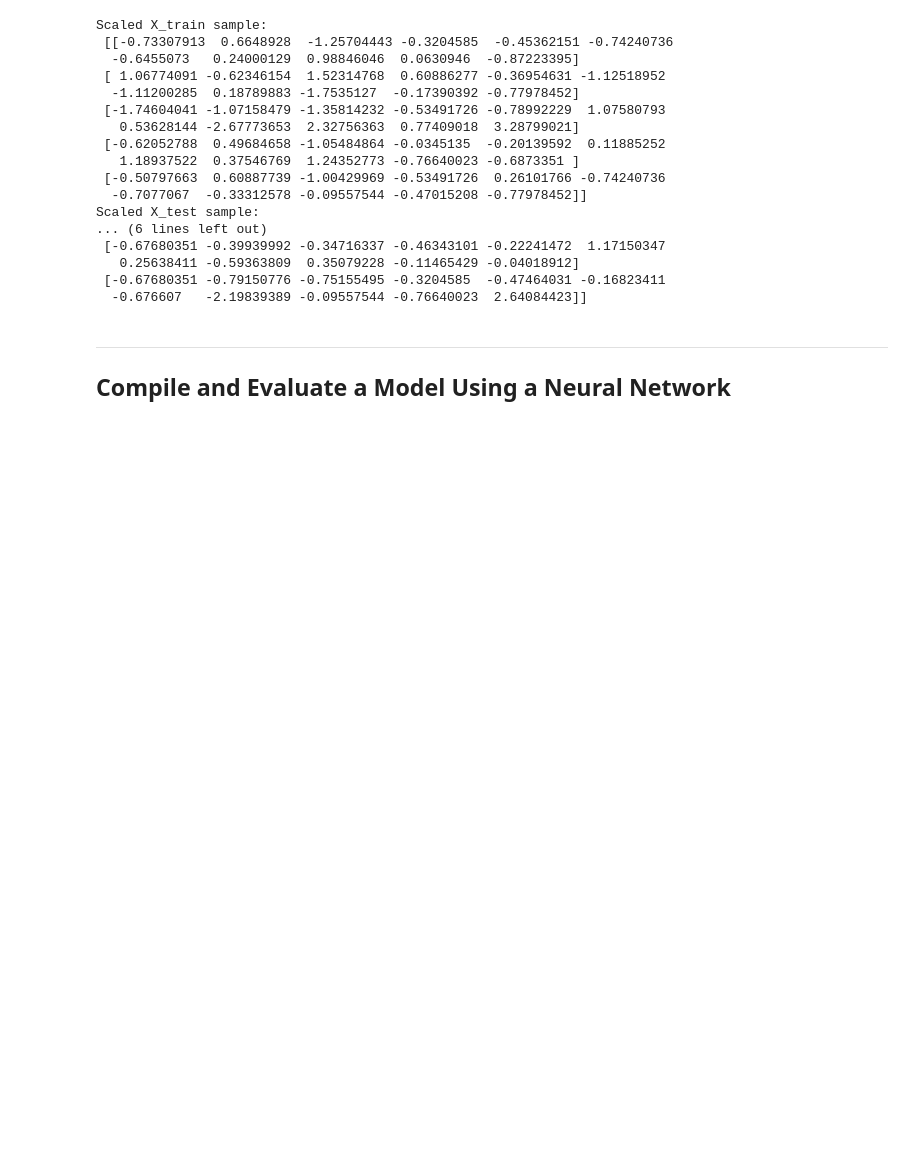
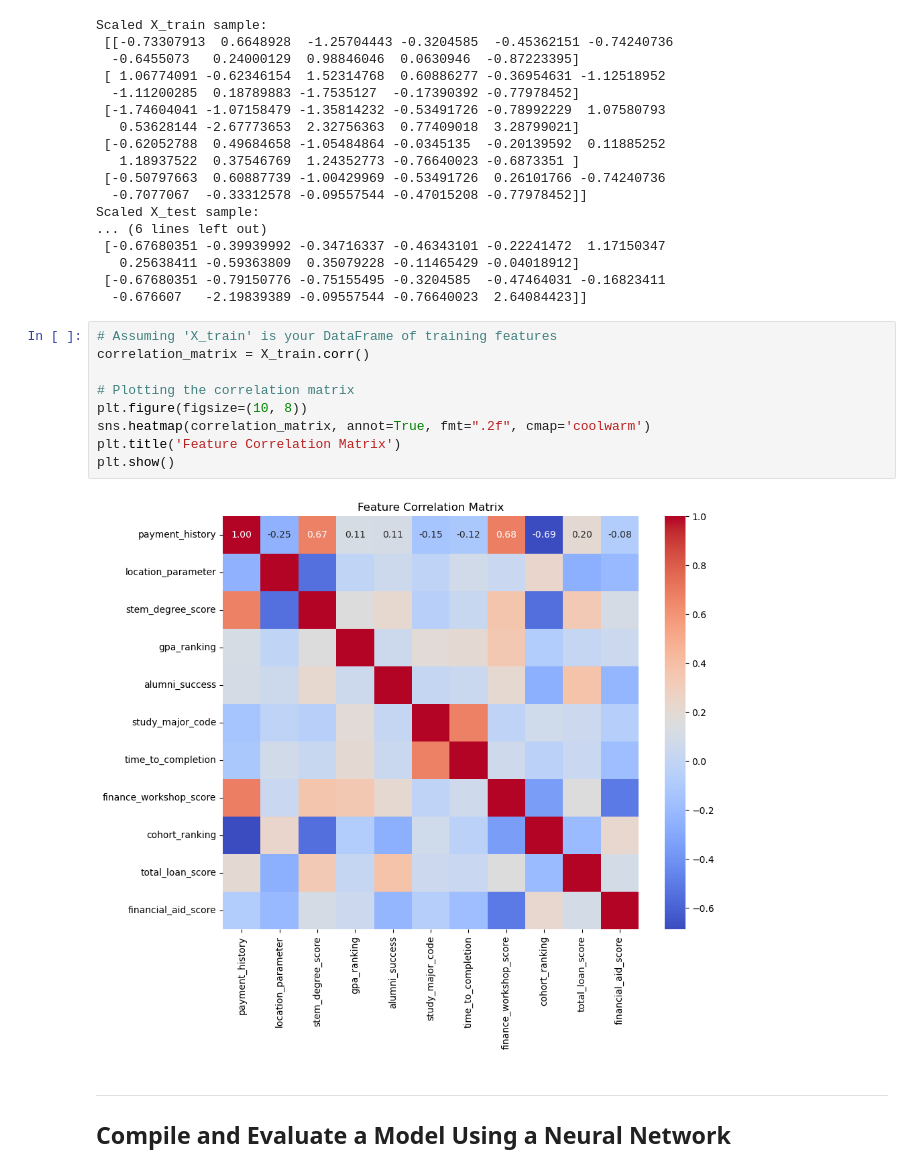
Before and after one commit to ehxewri/neural-network-challenge-1, a Jupyter notebook: student_loans_with_deep_learning.ipynb, the cells around one changed output. Cells and saved outputs as stored; diff of their text form; blank space fills up the shorter version.

```diff
--- a/student_loans_with_deep_learning.ipynb
+++ b/student_loans_with_deep_learning.ipynb
@@ -133,6 +188,17 @@ Scaled X_test sample:
    0.25638411 -0.59363809  0.35079228 -0.11465429 -0.04018912]
  [-0.67680351 -0.79150776 -0.75155495 -0.3204585  -0.47464031 -0.16823411
   -0.676607   -2.19839389 -0.09557544 -0.76640023  2.64084423]]
+# %%
+# Assuming 'X_train' is your DataFrame of training features
+correlation_matrix = X_train.corr()
+
+# Plotting the correlation matrix
+plt.figure(figsize=(10, 8))
+sns.heatmap(correlation_matrix, annot=True, fmt=".2f", cmap='coolwarm')
+plt.title('Feature Correlation Matrix')
+plt.show()
+# %% [output]
+[figure, added]
 # %% [markdown]
 ---
 
```
Also changed, not shown: parts of 11 cells of this notebook, 1 other file.
